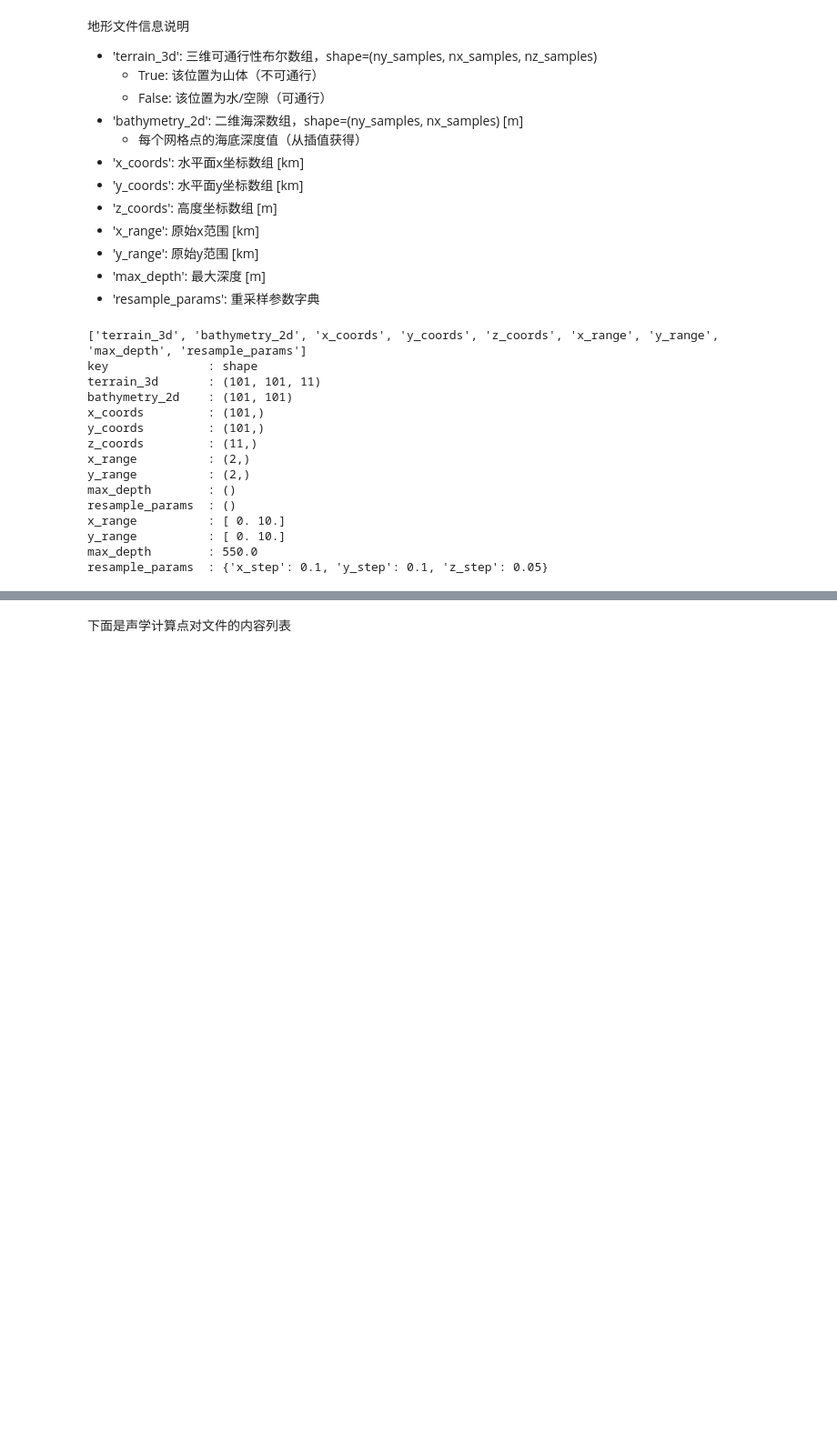
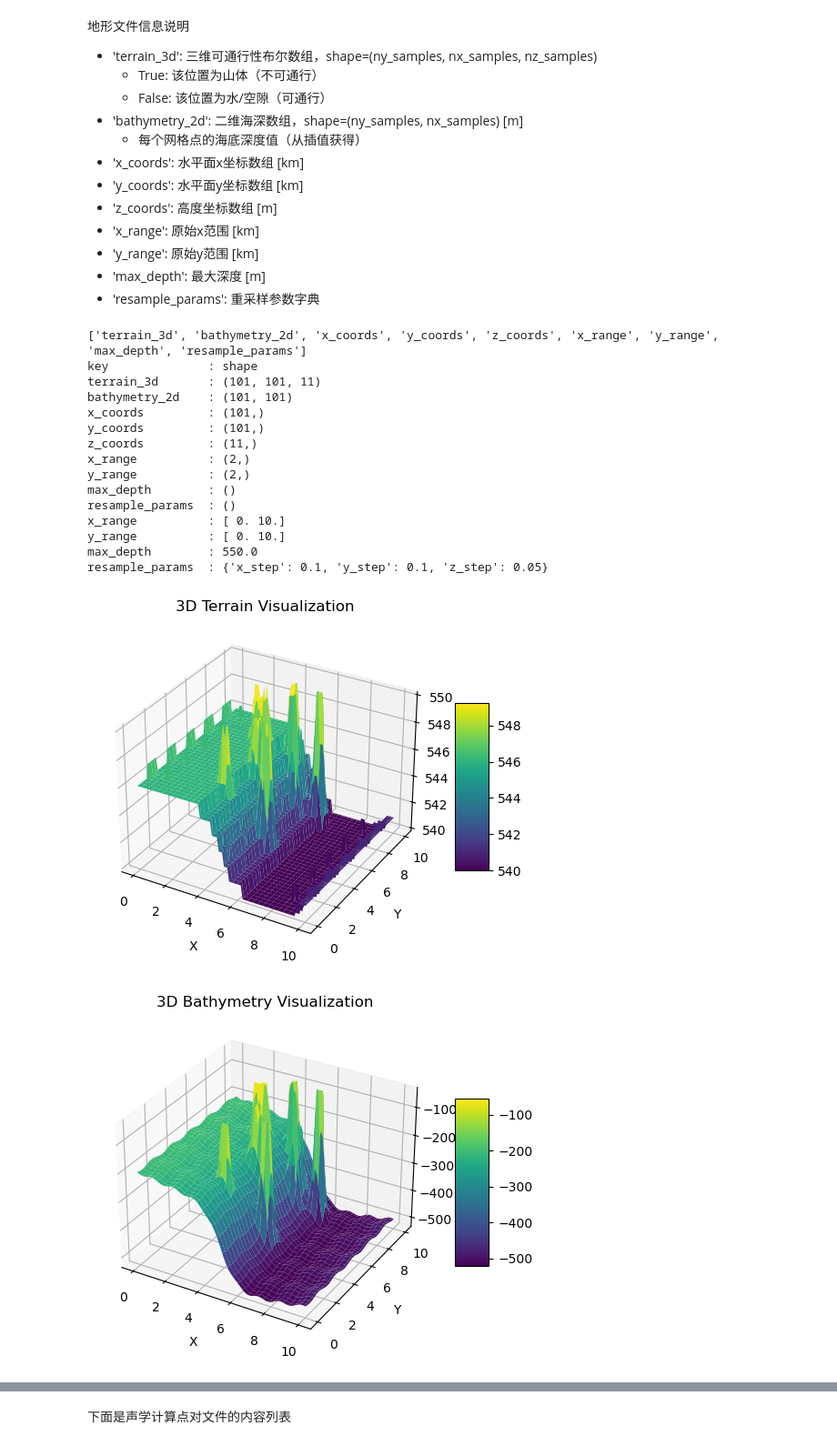
Before and after one commit to sjhsjhsjhsjh/GD_UUV, a Jupyter notebook: quick_test.ipynb, the cells around one changed output, grey strips where cells are left out. Shown at 91% size. Drawn from its saved outputs; the diff is of its cells as text; code cells hidden in the pictures; blank space fills up the shorter version.

```diff
--- a/quick_test.ipynb
+++ b/quick_test.ipynb
@@ -15,28 +15,99 @@
 # %%
 import numpy as np
 
 kp = np.load("output/bty/terrain.npz", allow_pickle=True)
 print(kp.files)
 print("{:<16s} : {}".format("key", "shape"))
 for key in kp.files:
     print("{:<16s} : {}".format(key, kp[key].shape))
 print("{:<16s} : {}".format("x_range", str(kp["x_range"])))
 print("{:<16s} : {}".format("y_range", str(kp["y_range"])))
 print("{:<16s} : {}".format("max_depth", str(kp["max_depth"])))
 print("{:<16s} : {}".format("resample_params", str(kp["resample_params"])))
+
+import matplotlib.pyplot as plt
+from mpl_toolkits.mplot3d import Axes3D
+# 画出地形数据
+fig = plt.figure()
+ax = fig.add_subplot(111, projection='3d')
+# 获取坐标范围
+x_range = kp["x_range"]  # (0.0, 100.0)
+y_range = kp["y_range"]  # (0.0, 100.0)
+max_depth = kp["max_depth"]  # 10.0
+# 创建坐标网格
+x = np.linspace(x_range[0], x_range[1], kp["terrain_3d"].shape[0])
+y = np.linspace(y_range[0], y_range[1], kp["terrain_3d"].shape[1])
+X, Y = np.meshgrid(x, y)
+# 获取地形高度数据
+Z = np.zeros_like(X)
+for i in range(kp["terrain_3d"].shape[0]):
+    for j in range(kp["terrain_3d"].shape[1]):
+        # 从上到下找到第一个 True（山体）的位置，计算高度
+        terrain_column = kp["terrain_3d"][i, j, :]
+        if np.any(terrain_column):
+            first_solid_idx = np.argmax(terrain_column)  # 第一个 True 的索引
+            Z[i, j] = max_depth - first_solid_idx  # 高度 = 最大深度 - 索引位置
+        else:
+            Z[i, j] = 0.0  # 如果全是 False（水/空隙），高度为0
+# 绘制地形表面
+surf = ax.plot_surface(X, Y, Z, cmap="viridis")
+ax.set_xlabel('X')
+ax.set_ylabel('Y')
+ax.set_zlabel('Height')
+ax.set_title('3D Terrain Visualization')
+fig.colorbar(surf, shrink=0.5, aspect=5)
+plt.show()
+
+# 根据高度表 bathymetry_2d 绘制三维地形
+fig = plt.figure()
+ax = fig.add_subplot(111, projection='3d')
+# 获取坐标范围
+x_range = kp["x_range"]  # (0.0, 100.0)
+y_range = kp["y_range"]  # (0.0, 100.0)
+# 创建坐标网格
+x = np.linspace(x_range[0], x_range[1], kp["bathymetry_2d"].shape[0])
+y = np.linspace(y_range[0], y_range[1], kp["bathymetry_2d"].shape[1])
+X, Y = np.meshgrid(x, y)
+# 获取海深数据
+Z = -kp["bathymetry_2d"]  # 海深为负值
+# 绘制地形表面
+surf = ax.plot_surface(X, Y, Z, cmap="viridis")
+ax.set_xlabel('X')
+ax.set_ylabel('Y')
+ax.set_zlabel('Depth')
+ax.set_title('3D Bathymetry Visualization')
+fig.colorbar(surf, shrink=0.5, aspect=5)
+plt.show()
+
+# 根据 bathymetry_2d 绘制等高线图
+plt.figure(figsize=(8, 6))
+x_range = kp["x_range"]  # (0.0, 100.0)
+y_range = kp["y_range"]  # (0.0, 100.0)
+x = np.linspace(x_range[0], x_range[1], kp["bathymetry_2d"].shape[0])
+y = np.linspace(y_range[0], y_range[1], kp["bathymetry_2d"].shape[1])
+X, Y = np.meshgrid(x, y)
+Z = -kp["bathymetry_2d"]  # 海深为负值
+contour = plt.contourf(X, Y, Z, levels=20, cmap="viridis")
+plt.xlabel('X')
+plt.ylabel('Y')
+plt.title('Bathymetry Contour Plot')
+plt.colorbar(contour)
+plt.show()
 # %% [output]
 ['terrain_3d', 'bathymetry_2d', 'x_coords', 'y_coords', 'z_coords', 'x_range', 'y_range', 'max_depth', 'resample_params']
 key              : shape
 terrain_3d       : (101, 101, 11)
 bathymetry_2d    : (101, 101)
 x_coords         : (101,)
 y_coords         : (101,)
 z_coords         : (11,)
 x_range          : (2,)
 y_range          : (2,)
 max_depth        : ()
 resample_params  : ()
 x_range          : [ 0. 10.]
 y_range          : [ 0. 10.]
 max_depth        : 550.0
 resample_params  : {'x_step': 0.1, 'y_step': 0.1, 'z_step': 0.05}
+[figure, added]
+[figure, added]
```
Also changed, not shown: parts of 1 cell of this notebook, 22 other files.
